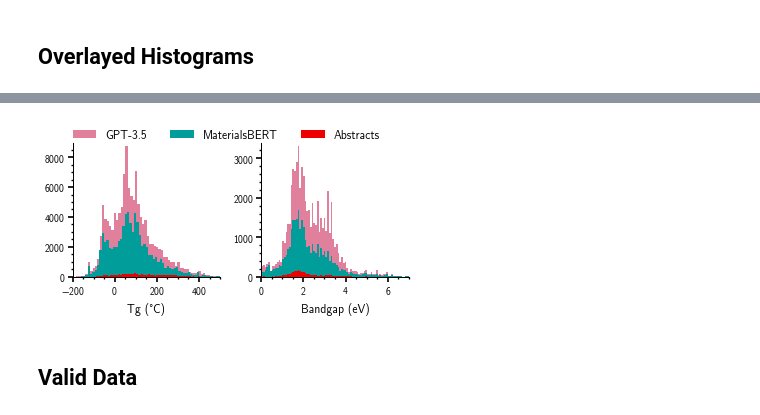
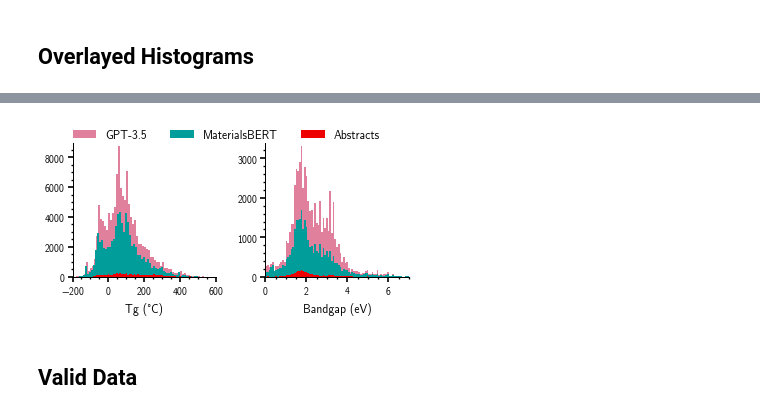
Before and after one commit to Ramprasad-Group/PromptDataExtraction, a Jupyter notebook: notebooks/GPT_vs_MBert.ipynb, the cells around one changed output, grey strips where cells are left out. Drawn from its saved outputs; the diff is of its cells as text; code cells hidden in the pictures.

```diff
--- a/notebooks/GPT_vs_MBert.ipynb
+++ b/notebooks/GPT_vs_MBert.ipynb
@@ -62,5 +62,5 @@ absdata = pd.read_csv('notebooks/Abstract-Extracted_Data.csv', index_col=0)
 abstg = absdata[absdata['prop'] == 'tg']
 abseg = absdata[absdata['prop'] == 'bandgap']
 # %%
-abstg = abstg[(abstg.value >= -200) & (abstg.value <= 500)]
+abstg = abstg[(abstg.value >= -200) & (abstg.value <= 600)]
 abseg = abseg[(abseg.value >= 0) & (abseg.value <= 7)]
@@ -67,26 +86,26 @@ abseg = abseg[(abseg.value >= 0) & (abseg.value <= 7)]
 # %%
 plt.rcParams['font.family'] = 'cursive'
 n = 85
 
 fig, ax = plt.subplots(1, 2, dpi=120, figsize=(3.25, 1.65))
 ax[0].hist(gpttg.value, color='#e0809d', bins=n, label = 'GPT-3.5')
 ax[0].hist(mbttg.value, color='#009d9a', bins=n, label = 'MaterialsBERT')
 ax[0].hist(abstg.value, color='#ee0000', bins=n, label = 'Abstracts')
-ax[0].set(xlabel='Tg (°C)', xlim=(-200, 500))
+ax[0].set(xlabel='Tg (°C)', xlim=(-200, 600))
 
 ax[1].hist(gpteg.value, color='#e0809d', bins=n, label = 'GPT-3.5')
 ax[1].hist(mbteg.value, color='#009d9a', bins=n, label = 'MaterialsBERT')
 ax[1].hist(abseg.value, color='#ee0000', bins=n, label = 'Abstracts')
 ax[1].set(xlabel='Bandgap (eV)', xlim=(0, 7))
 
 lines, labels = ax[0].get_legend_handles_labels()
 fig.legend(lines, labels, loc='upper center', bbox_to_anchor=(0.5, 1.06), bbox_transform=plt.gcf().transFigure, ncol=3)
 
 plt.tight_layout()
 plt.savefig('notebooks/Extracted-Data-Histograms.png', dpi=600)
 plt.show()
 # %% [output]
-[figure, old version]
+[figure, new version]
 # %% [markdown]
 ## Valid Data
 # %%
```
Also changed, not shown: parts of 1 cell of this notebook.
